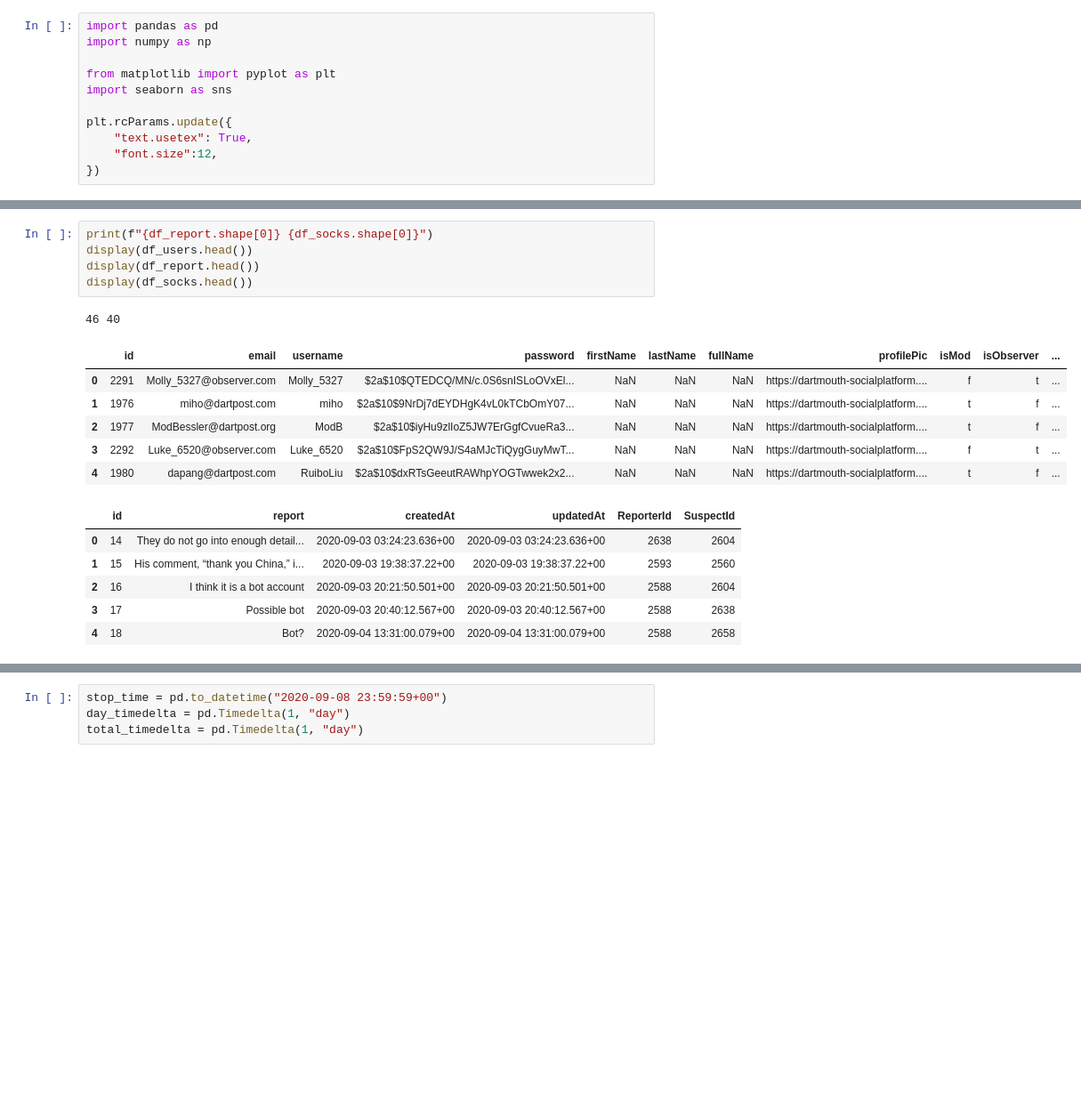
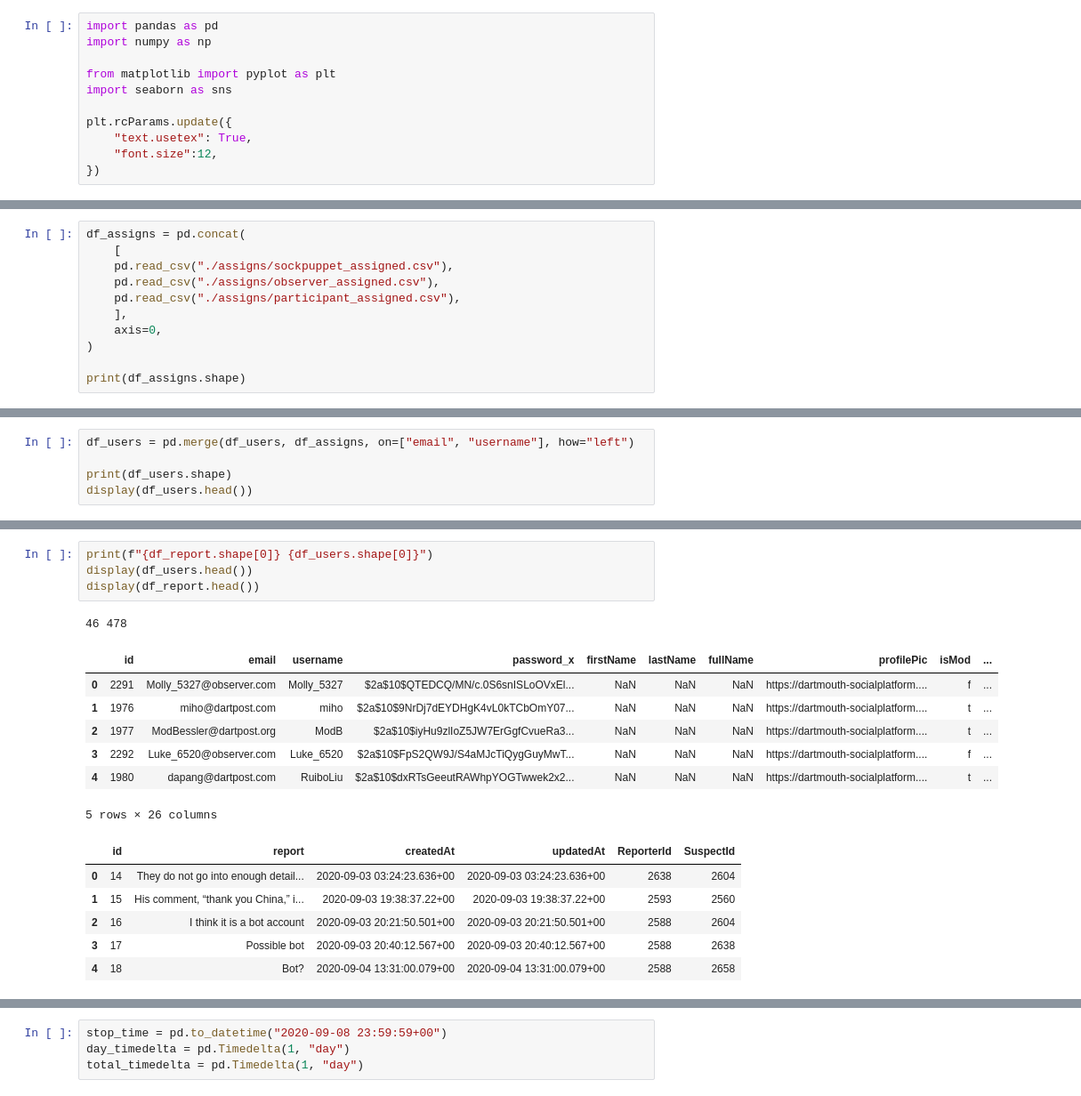
Before and after one commit to ruiliu310/dartpost-research, a Jupyter notebook: data_analytics.ipynb, the cells around one changed output, grey strips where cells are left out. Shown at 89% size. Cells and saved outputs as stored; diff of their text form; blank space fills up the shorter version.

```diff
--- a/data_analytics.ipynb
+++ b/data_analytics.ipynb
@@ -27,0 +30,11 @@ df_socks = pd.read_csv("./assigns/sockpuppet_assigned.csv")
+# %%
+df_assigns = pd.concat(
+    [
+    pd.read_csv("./assigns/sockpuppet_assigned.csv"),
+    pd.read_csv("./assigns/observer_assigned.csv"),
+    pd.read_csv("./assigns/participant_assigned.csv"),
+    ],
+    axis=0,
+)
+
+print(df_assigns.shape)
@@ -27,0 +43,5 @@ df_socks = pd.read_csv("./assigns/sockpuppet_assigned.csv")
+# %%
+df_users = pd.merge(df_users, df_assigns, on=["email", "username"], how="left")
+
+print(df_users.shape)
+display(df_users.head())
@@ -31,16 +80,16 @@ df_comments = pd.read_csv("./data/comments", delimiter="\t")
 # %%
-print(f"{df_report.shape[0]} {df_socks.shape[0]}")
+print(f"{df_report.shape[0]} {df_users.shape[0]}")
 display(df_users.head())
 display(df_report.head())
-display(df_socks.head())
 # %% [output]
-46 40
+46 478
-|  | id | email | username | password | firstName | lastName | fullName | profilePic | isMod | isObserver | ... |
-| 0 | 2291 | Molly_5327@observer.com | Molly_5327 | $2a$10$QTEDCQ/MN/c.0S6snISLoOVxEl... | NaN | NaN | NaN | https://dartmouth-socialplatform.... | f | t | ... |
-| 1 | 1976 | miho@dartpost.com | miho | $2a$10$9NrDj7dEYDHgK4vL0kTCbOmY07... | NaN | NaN | NaN | https://dartmouth-socialplatform.... | t | f | ... |
-| 2 | 1977 | ModBessler@dartpost.org | ModB | $2a$10$iyHu9zlIoZ5JW7ErGgfCvueRa3... | NaN | NaN | NaN | https://dartmouth-socialplatform.... | t | f | ... |
-| 3 | 2292 | Luke_6520@observer.com | Luke_6520 | $2a$10$FpS2QW9J/S4aMJcTiQygGuyMwT... | NaN | NaN | NaN | https://dartmouth-socialplatform.... | f | t | ... |
-| 4 | 1980 | dapang@dartpost.com | RuiboLiu | $2a$10$dxRTsGeeutRAWhpYOGTwwek2x2... | NaN | NaN | NaN | https://dartmouth-socialplatform.... | t | f | ... |
+|  | id | email | username | password_x | firstName | lastName | fullName | profilePic | isMod | ... |
+| 0 | 2291 | Molly_5327@observer.com | Molly_5327 | $2a$10$QTEDCQ/MN/c.0S6snISLoOVxEl... | NaN | NaN | NaN | https://dartmouth-socialplatform.... | f | ... |
+| 1 | 1976 | miho@dartpost.com | miho | $2a$10$9NrDj7dEYDHgK4vL0kTCbOmY07... | NaN | NaN | NaN | https://dartmouth-socialplatform.... | t | ... |
+| 2 | 1977 | ModBessler@dartpost.org | ModB | $2a$10$iyHu9zlIoZ5JW7ErGgfCvueRa3... | NaN | NaN | NaN | https://dartmouth-socialplatform.... | t | ... |
+| 3 | 2292 | Luke_6520@observer.com | Luke_6520 | $2a$10$FpS2QW9J/S4aMJcTiQygGuyMwT... | NaN | NaN | NaN | https://dartmouth-socialplatform.... | f | ... |
+| 4 | 1980 | dapang@dartpost.com | RuiboLiu | $2a$10$dxRTsGeeutRAWhpYOGTwwek2x2... | NaN | NaN | NaN | https://dartmouth-socialplatform.... | t | ... |
+5 rows × 26 columns
 |  | id | report | createdAt | updatedAt | ReporterId | SuspectId |
 | 0 | 14 | They do not go into enough detail... | 2020-09-03 03:24:23.636+00 | 2020-09-03 03:24:23.636+00 | 2638 | 2604 |
 | 1 | 15 | His comment, “thank you China,” i... | 2020-09-03 19:38:37.22+00 | 2020-09-03 19:38:37.22+00 | 2593 | 2560 |
```
Also changed, not shown: parts of 33 cells of this notebook, 1 other file.
